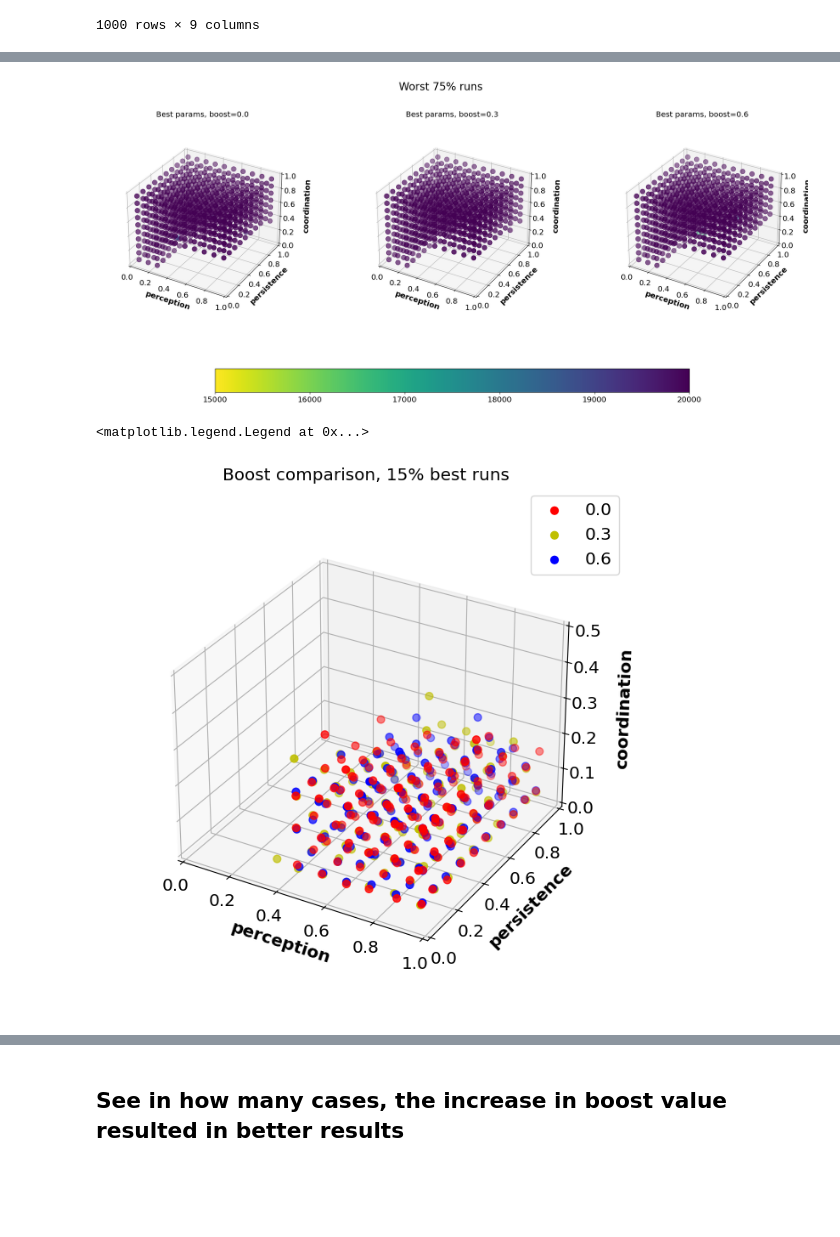
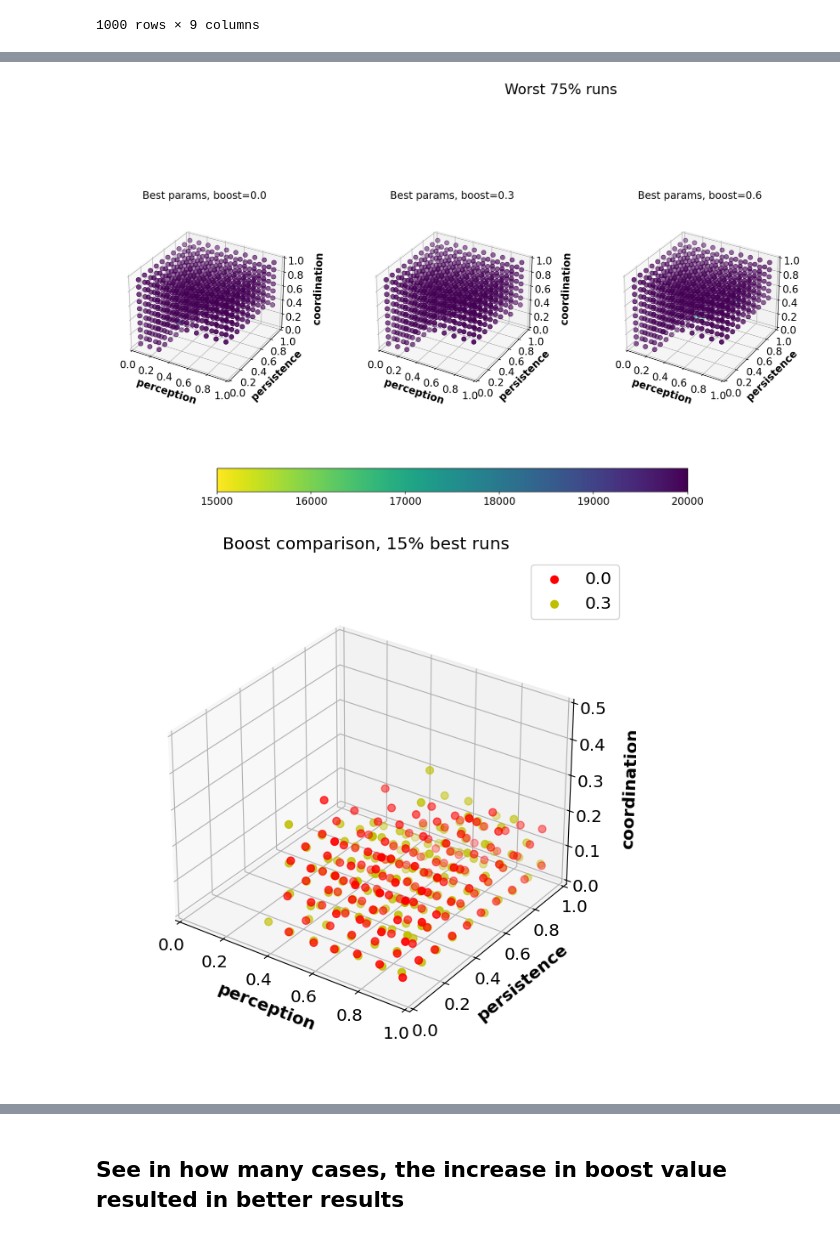
Before and after one commit to roznawsk/infant-abm, a Jupyter notebook: comparative.ipynb, the cells around one changed output, grey strips where cells are left out. Cells and saved outputs as stored; diff of their text form; code cells hidden in the pictures; blank space fills up the shorter version.

```diff
--- a/comparative.ipynb
+++ b/comparative.ipynb
@@ -108,12 +110,14 @@ def plot_params_3d(ax, x, y, z, title=None, coord_lim=[0, 1], s=40, **kwargs):
 
     return plot
 # %%
-fig = plt.figure(figsize=(24, 10))
+fig = plt.figure(figsize=(24, 10), dpi=120)
 
-selected_df = [dataframes[i] for i in [0, 1, 2]]
-
+N_POINTS = 4
 BEST_PERCENT = 15
 BEST_N_POINTS = int(BEST_PERCENT / 100 * N_SAMPLES)
+
+selected_df = [dataframes[i] for i in [0, 2, 4]]
+
 
 for i, (name, df) in enumerate(selected_df):
     boost_value = np.round(int(name[-3:]) / 100, 2)
@@ -126,7 +130,7 @@ for i, (name, df) in enumerate(selected_df):
         .to_numpy()
     )
 
-    ax = fig.add_subplot(1, 3, i + 1, projection="3d")
+    ax = fig.add_subplot(1, N_POINTS, i + 1, projection="3d")
 
     x, y, z, target = zip(*points)
 
@@ -137,8 +141,9 @@ for i, (name, df) in enumerate(selected_df):
         z,
         title=f"Best params, boost={boost_value}",
         c=target,
+        s=20,
         vmin=0,
-        vmax=1 / 4 * ITERATIONS,
+        vmax=1 / 8 * ITERATIONS,
     )
 
 axes = fig.axes
@@ -152,7 +157,5 @@ plt.show()
 # %%
-fig = plt.figure(figsize=(24, 10))
-
-selected_df = [dataframes[i] for i in [0, 1, 2]]
+fig = plt.figure(figsize=(24, 10), dpi=120)
 
 LAST_PERCENT = 75
 LAST_N_POINTS = int(LAST_PERCENT / 100 * N_SAMPLES)
@@ -163,39 +166,37 @@ for i, (name, df) in enumerate(selected_df):
     df["success_steps"] = df["success_steps"].fillna(ITERATIONS)
 
     points = (
         df.sort_values("success_steps")
         .tail(LAST_N_POINTS)[
             ["perception", "persistence", "coordination", "success_steps"]
         ]
         .to_numpy()
     )
 
-    ax = fig.add_subplot(1, 3, i + 1, projection="3d")
+    ax = fig.add_subplot(1, N_POINTS, i + 1, projection="3d")
 
     x, y, z, target = zip(*points)
 
     plot = plot_params_3d(
         ax,
         x,
         y,
         z,
         title=f"Best params, boost={boost_value}",
         c=target,
-        s=80,
         vmin=3 / 4 * ITERATIONS,
         vmax=ITERATIONS,
     )
 
 axes = fig.axes
 
 cbar = fig.colorbar(plot, ax=axes, shrink=0.67, location="bottom")
 fig.suptitle(f"Worst {LAST_PERCENT}% runs", size="20")
-
 plt.show()
 # %% [output]
-[figure, old version]
+[figure, new version]
 # %%
-selected_df = [dataframes[i] for i in [0, 1, 2]]
+selected_df = [dataframes[i] for i in [0, 2]]
 colors = ["r", "y", "b"]
 
 JITTER = 0.008
@@ -225,7 +226,7 @@ for i, (name, df) in enumerate(selected_df):
 
 ax.set_title(f"Boost comparison, {BEST_PERCENT}% best runs")
 ax.legend()
+ax.view_init(30, -55)
 # %% [output]
-<matplotlib.legend.Legend at 0x...>
-[figure, old version]
+[figure, new version]
 # %%
```
Also changed, not shown: parts of 6 cells of this notebook, 2 other files.
